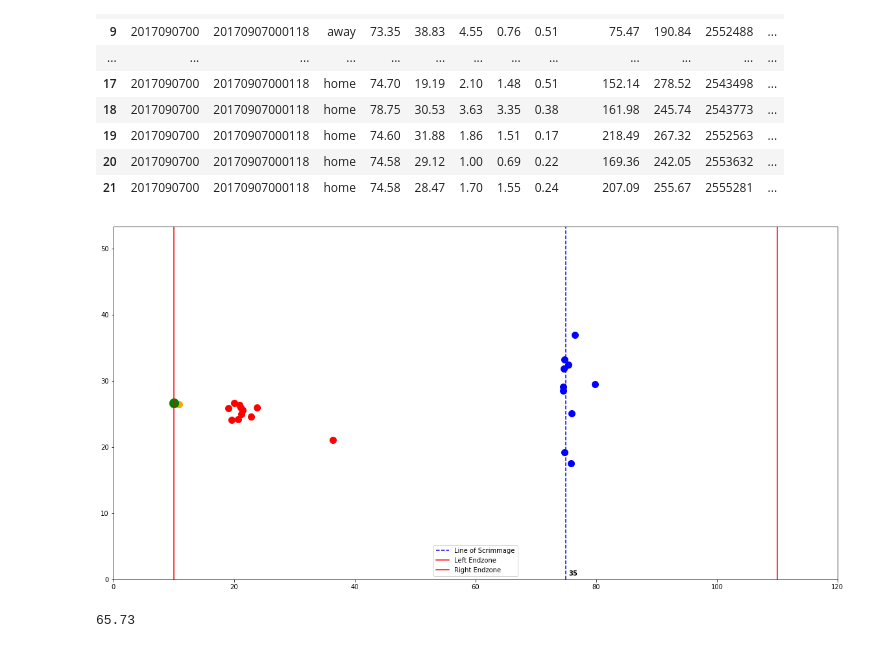
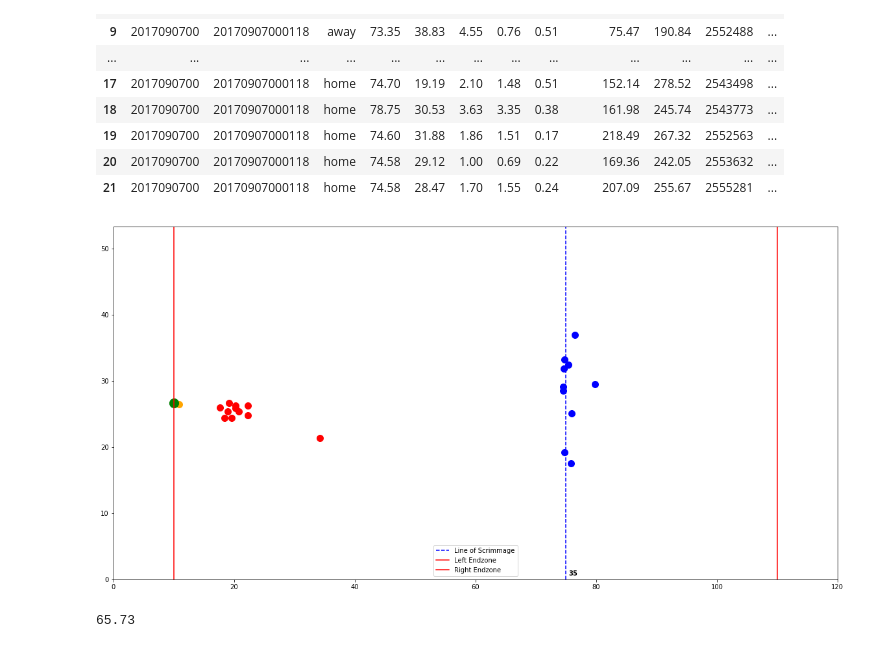
Before and after one commit to shonepatil/HDSI-NFL-Project, a Jupyter notebook: Basic Pursuit Vector-V2.ipynb, the cells around one changed output. Saved outputs shown, nothing was run; the diff lists cells and outputs as text; code cells hidden in the pictures.

Commit message:
Update Basic Pursuit Vector-V2.ipynb
Defenders pursue rusher

```diff
--- a/Basic Pursuit Vector-V2.ipynb
+++ b/Basic Pursuit Vector-V2.ipynb
@@ -11,9 +11,6 @@ low_memory = False
 # Read csv into pandas dataframe
 df = pd.read_csv('train.csv')
 # %%
-RUSHER_X = None
-RUSHER_Y = None
-
 class Player:
     LBF = 200000 # Pound force attribute for each player used in calculating acceleration
     MAXIMUM_SPEED = 10.7556 # Yards/Sec
@@ -59,10 +56,6 @@ class Player:
             else:                          # set target location to run towards if right
                 self.target_x = 110
                 self.target_y = 53.3 / 2
-            global RUSHER_X
-            global RUSHER_Y
-            RUSHER_X = self.x
-            RUSHER_Y = self.y
         elif self.side == 'O': # If the player is on offense
             self.color = 'Blue'
             if self.play_direct == 'left': # set target location to run towards if left
@@ -78,11 +71,6 @@ class Player:
 
     # Update player's x, y, speed, acceleration, direction, and orientation using target_x and target_y
     def update(self):
-        if self.ID == self.rush_ID:
-            global RUSHER_X
-            global RUSHER_Y
-            RUSHER_X = self.x
-            RUSHER_Y = self.y
         if self.time < 1: # This value is how long(seconds) someone runs in a direction before pursuing target
 
             self.x += self.v[0] * self.increment
@@ -95,9 +83,6 @@ class Player:
 #             print('self.v: ' + str(self.v))
 
         else:
-            if self.side == 'D':
-                self.target_x = RUSHER_X
-                self.target_y = RUSHER_Y
 
             self.a = np.array([self.target_x - self.x, self.target_y - self.y])
             a = np.linalg.norm(self.a)
@@ -199,34 +184,36 @@ class Play:
         plt.legend()
 
     def update(self):
         self.rusher.update()
         for player in self.players_list[:11]:
+            player.target_x = self.rusher.x
+            player.target_y = self.rusher.y
             player.update()
 
 
 inc = 0.1
 play = Play(20170907000118, inc)
 # Allows you to step through play based on given increment
 # play.plot()
 # plt.pause(0.0001)
 # for i in range(int(5 / inc)):
 #     input()
 #     clear_output(wait=True)
 #     play.update()
 #     play.plot()
 #     plt.pause(0.0001)
 
 # Animation to see play sim
 play.plot()
 plt.pause(0.0001)
 for i in range(int(7 / inc)):
     time.sleep(0.1)
     clear_output(wait=True)
     play.update()
     play.plot()
     plt.pause(0.0001)
 # %% [output]
-[figure, old version]
+[figure, new version]
 # %%
 play.players_list[0].x
 # %% [output]
```
